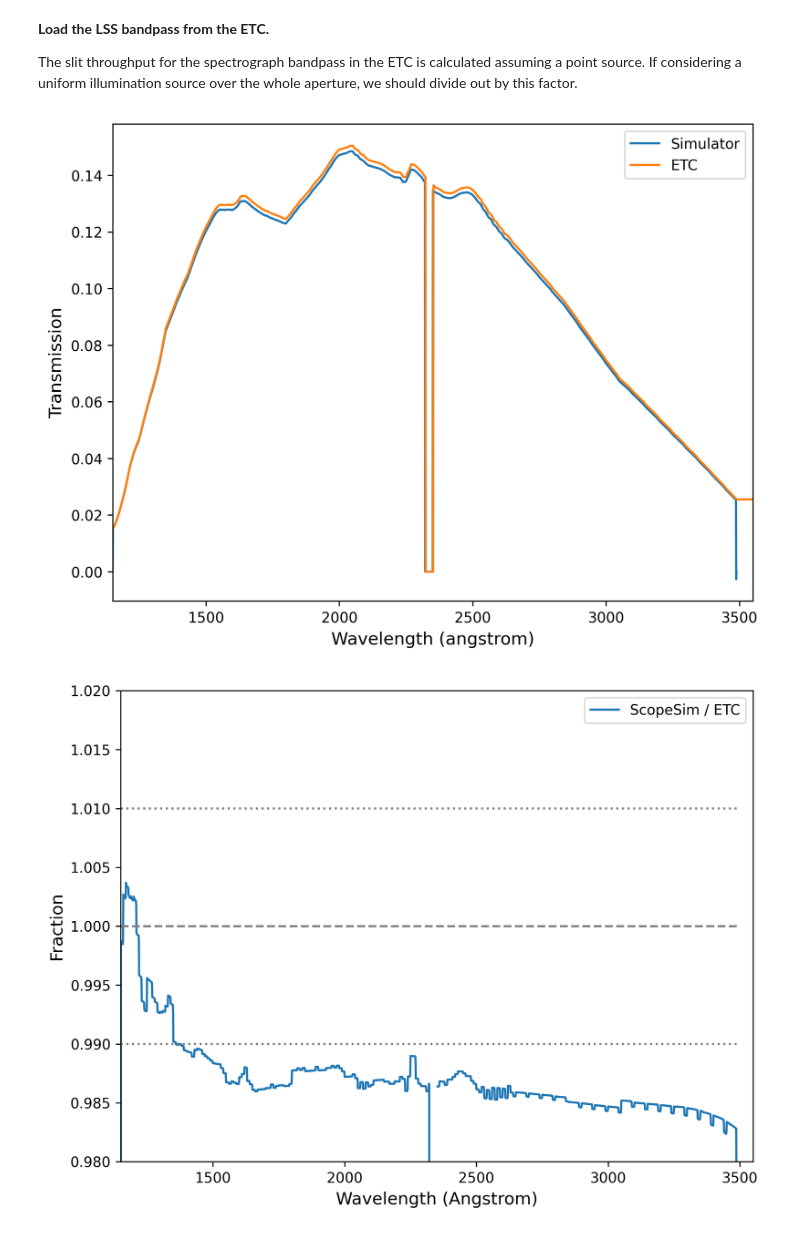
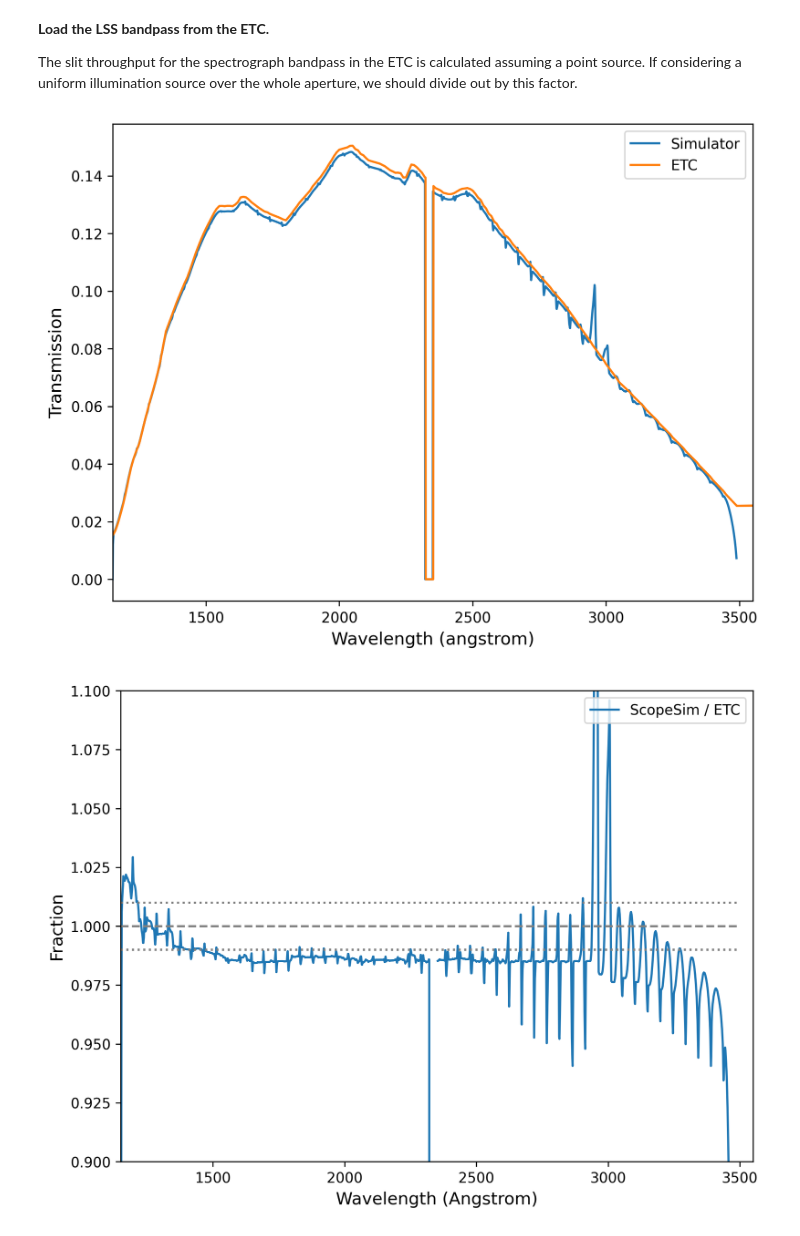
Before and after one commit to evangelashread/irdb, a Jupyter notebook: UVEX/test_notebooks/lss-throughput.ipynb, the cells around one changed output. Drawn from its saved outputs; the diff is of its cells as text; code cells hidden in the pictures.

```diff
--- a/UVEX/test_notebooks/lss-throughput.ipynb
+++ b/UVEX/test_notebooks/lss-throughput.ipynb
@@ -37,18 +37,21 @@ cmdlss = sim.UserCommands(use_instrument="UVEX", set_modes=['lss'])
 
 cmdlss["!SIM.spectral.spectral_bin_width"] = bin_width.value
 cmdlss["!SIM.spectral.spectral_resolution"] = 5000
-
+cmdlss["!SIM.computing.oversampling_x"] = 10
+cmdlss["!SIM.computing.oversampling_y"] = 10
+cmdlss["!SIM.computing.crop_y"] = [-20., 20.]
 cmdlss["!TEL.area"] = etc_area  # m^2
 
 optlss = sim.OpticalTrain(cmdlss)
 om = optlss.optics_manager
 
-# Turn off the new PSF effects
-om['slit_psf'].meta['oversampling'] = 10
-om['slit_psf'].meta['include'] = False
+# Set oversampling
+om['oversample_image'].meta['include'] = True
+om['downsample_image'].meta['include'] = True
 
-om['detector_psf'].meta['oversampling'] = 10
-om['detector_psf'].meta['include'] = False
+# Toggle on/off the new PSF effects
+om['slit_psf'].meta['include'] = True
+om['detector_psf'].meta['include'] = True
 
 # And turn off detector effects for now
 om['lss_dark_current'].meta['include'] = False
@@ -57,6 +60,7 @@ om['lss_readout_noise'].meta['include'] = False
 om['lss_ad_conversion'].meta['include'] = False # keep in electrons
 
 # Same as assumed in ETC
+om['spacecraft_pointing'].meta['fwhm'] = 2.25
 om['spacecraft_pointing'].meta['include'] = True
 
 # The detector gain was also changed in the config to be 1.0
@@ -170,6 +179,8 @@ trace1 = rectified[1].data[nonzero_xi, :].sum(axis=0)
 input_countrate = 1 * (u.photon / u.s / u.cm**2 / u.AA) * bin_width.to(u.AA) * etc_area.to(u.cm**2)
 trace1_dimensionless = trace1 / input_countrate # less than 1% error in normalization!
 # %%
+# TODO: how to minimize the ringing effect? definitely related to DetectorPSF. remove in post processing?
+
 fig, ax = plt.subplots(figsize=(8, 6), dpi=300)
 ax.plot(lam, np.array(trace1_dimensionless), label="Simulator")
 ax.plot(lss_bandpass_etc_wave, lss_bandpass_etc_throughput, label='ETC')
@@ -179,19 +190,19 @@ plt.legend(loc="upper right", fontsize=10)
 plt.xlim(1150, 3550)
 plt.show()
 # %% [output]
-[figure, old version]
+[figure, new version]
 # %%
 etc_inband = lss_bandpass_etc_throughput[(lss_bandpass_etc_wave >= 1150.) & (lss_bandpass_etc_wave <= 3489.)]
 fig, ax = plt.subplots(figsize=(8, 6), dpi=300)
 ax.plot(lam, np.array(trace1_dimensionless)/np.array(etc_inband), label="ScopeSim / ETC")
 ax.plot(lam, np.ones_like(lam), linestyle='--', color='grey')
 ax.plot(lam, np.array([0.99]*len(lam)), linestyle=':', color='grey')
 ax.plot(lam, np.array([1.01]*len(lam)), linestyle=':', color='grey')
 ax.set_xlabel("Wavelength (Angstrom)", fontsize=12)
 ax.set_ylabel("Fraction", fontsize=12)
 plt.legend(loc="upper right", fontsize=10)
 plt.xlim(1150, 3550)
-plt.ylim(0.98, 1.02)
+plt.ylim(0.9, 1.1)
 plt.show()
 # %% [output]
-[figure, old version]
+[figure, new version]
```
Also changed, not shown: parts of 5 cells of this notebook, 4 other files.
